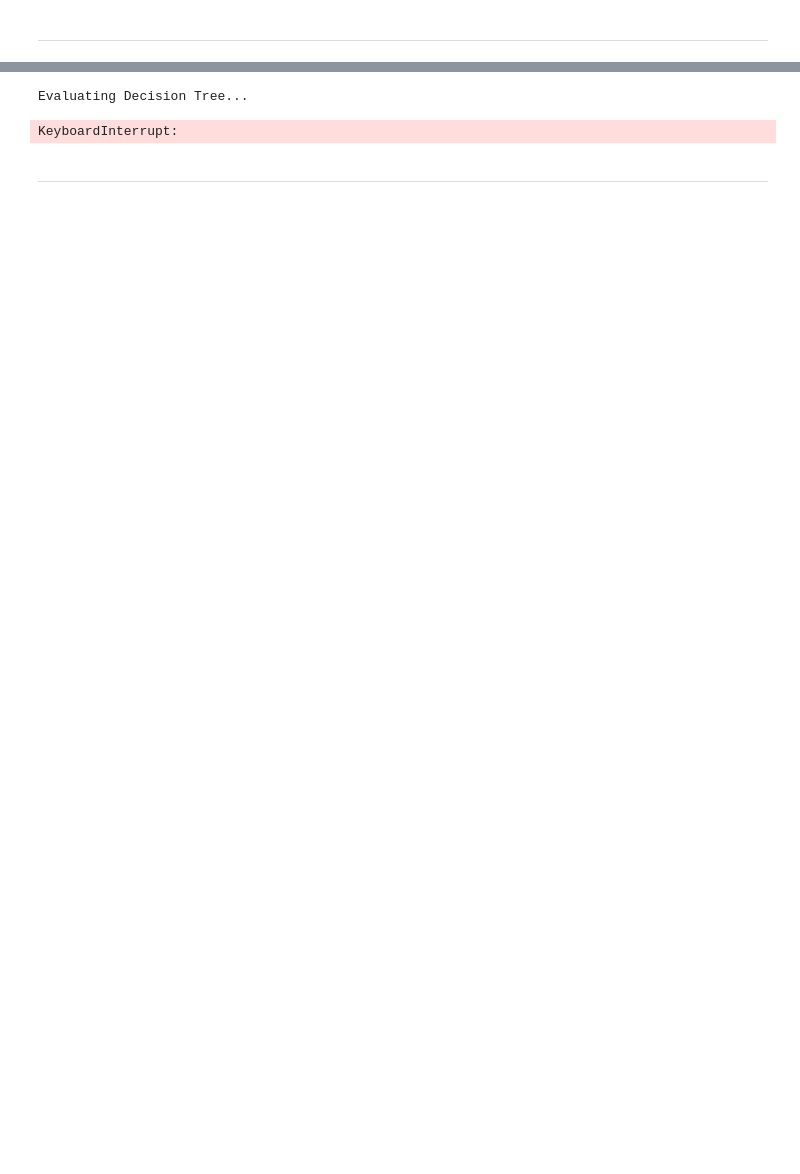
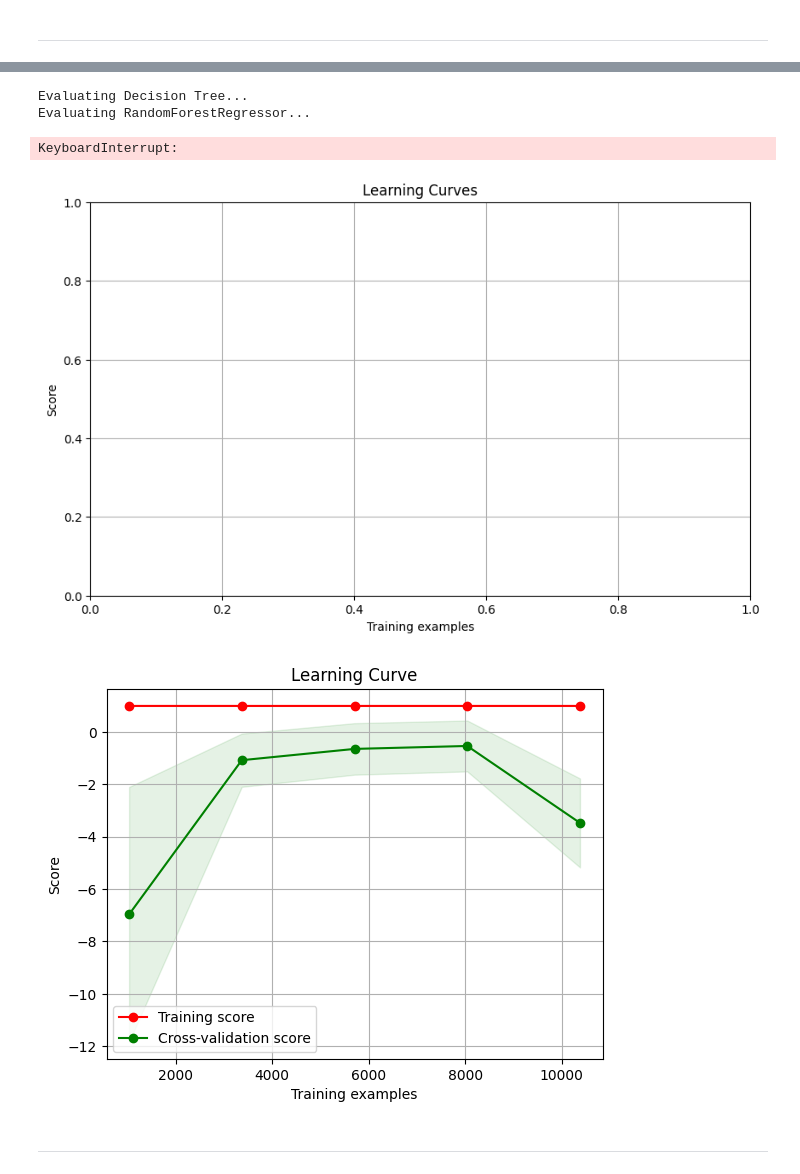
Before and after one commit to Group7-DSTI/ML-project, a Jupyter notebook: Kenneth.ipynb, the cells around one changed output, grey strips where cells are left out. Cells and saved outputs as stored; diff of their text form; code cells hidden in the pictures; blank space fills up the shorter version.

```diff
--- a/Kenneth.ipynb
+++ b/Kenneth.ipynb
@@ -666,12 +664,14 @@ for model_name, model in models.items():
     mse = mean_squared_error(y_test1, y_pred1)
     r2 = r2_score(y_test1, y_pred1)
     score = model.score(X_train1, y_train1)
+    score2 = model.score(X_test1, y_test1)
     print('----------------------')
     print("Metrics:")
     print(f"MSE: {mse}")
     print(f"RMSE: {np.sqrt(mse)}")
     print(f"R²: {r2}")
-    print(f"SCORE: {score}%")
+    print(f"SCORE ENTRAINEMENT: {score}%")
+    print(f"SCORE TEST: {score2}%")
     print('----------------------\n')
 # %% [output]
 Evaluating Decision Tree...
@@ -687,36 +713,77 @@ Evaluating RandomForestRegressor...
+# %%
+from sklearn.model_selection import GridSearchCV
+param_grid = {
+    'max_depth': [None, 10, 20, 30],
+    'min_samples_split': [2, 5, 10],
+    'min_samples_leaf': [1, 2, 4],
+    'max_features': ['auto', 'sqrt', 'log2']
+}
+grid_search = GridSearchCV(DecisionTreeRegressor(), param_grid, cv=5, scoring='neg_mean_squared_error', n_jobs=-1)
+grid_search.fit(X_train1, y_train1)
+print("Meilleurs paramètres:", grid_search.best_params_)
+# %%
+from sklearn.model_selection import RandomizedSearchCV
+from scipy.stats import randint
+param_dist = {
+    'max_depth': [None, 10, 20, 30],
+    'min_samples_split': randint(2, 20),
+    'min_samples_leaf': randint(1, 10),
+    'max_features': ['auto', 'sqrt', 'log2']
+}
+random_search = RandomizedSearchCV(RandomForestRegressor(), param_dist, n_iter=100, cv=5, scoring='neg_mean_squared_error', n_jobs=-1, random_state=42)
+random_search.fit(X_train1, y_train1)
+print("Meilleurs paramètres:", random_search.best_params_)
+# %%
+from sklearn.model_selection import cross_val_score
+
+model = RandomForestRegressor()
+scores = cross_val_score(model, X_train1, y_train1, cv=5, scoring='neg_mean_squared_error')
+mean_score = -scores.mean()
+print("Moyenne des scores de MSE avec validation croisée K-Fold :", mean_score)
 # %%
 def plot_learning_curve(estimator, X, y, cv=None, n_jobs=None, train_sizes=np.linspace(.1, 1.0, 5)):
     train_sizes, train_scores, test_scores = learning_curve(estimator, X, y, cv=cv, n_jobs=n_jobs, train_sizes=train_sizes)
     train_scores_mean = np.mean(train_scores, axis=1)
     train_scores_std = np.std(train_scores, axis=1)
     test_scores_mean = np.mean(test_scores, axis=1)
     test_scores_std = np.std(test_scores, axis=1)
 
     plt.figure()
     plt.title("Learning Curve")
     plt.xlabel("Training examples")
     plt.ylabel("Score")
     plt.grid()
 
     plt.fill_between(train_sizes, train_scores_mean - train_scores_std,
                      train_scores_mean + train_scores_std, alpha=0.1,
                      color="r")
     plt.fill_between(train_sizes, test_scores_mean - test_scores_std,
                      test_scores_mean + test_scores_std, alpha=0.1, color="g")
     plt.plot(train_sizes, train_scores_mean, 'o-', color="r",
              label="Training score")
     plt.plot(train_sizes, test_scores_mean, 'o-', color="g",
              label="Cross-validation score")
 
     plt.legend(loc="best")
     return plt
 
+plt.figure(figsize=(10, 6))
+plt.title("Learning Curves")
+plt.xlabel("Training examples")
+plt.ylabel("Score")
+plt.grid()
+
 for model_name, model in models.items():
     print(f"Evaluating {model_name}...")
     plot_learning_curve(model, X_train1, y_train1, cv=5)
-    plt.show()
+
+plt.legend(models.keys(), loc="best")
+plt.show()
 # %% [output]
 Evaluating Decision Tree...
+Evaluating RandomForestRegressor...
 KeyboardInterrupt:
+[figure, added]
+[figure, added]
 # %% [markdown]
 --------------------------------------------------------------------------------------------------------------
```
Also changed, not shown: parts of 4 cells of this notebook.
